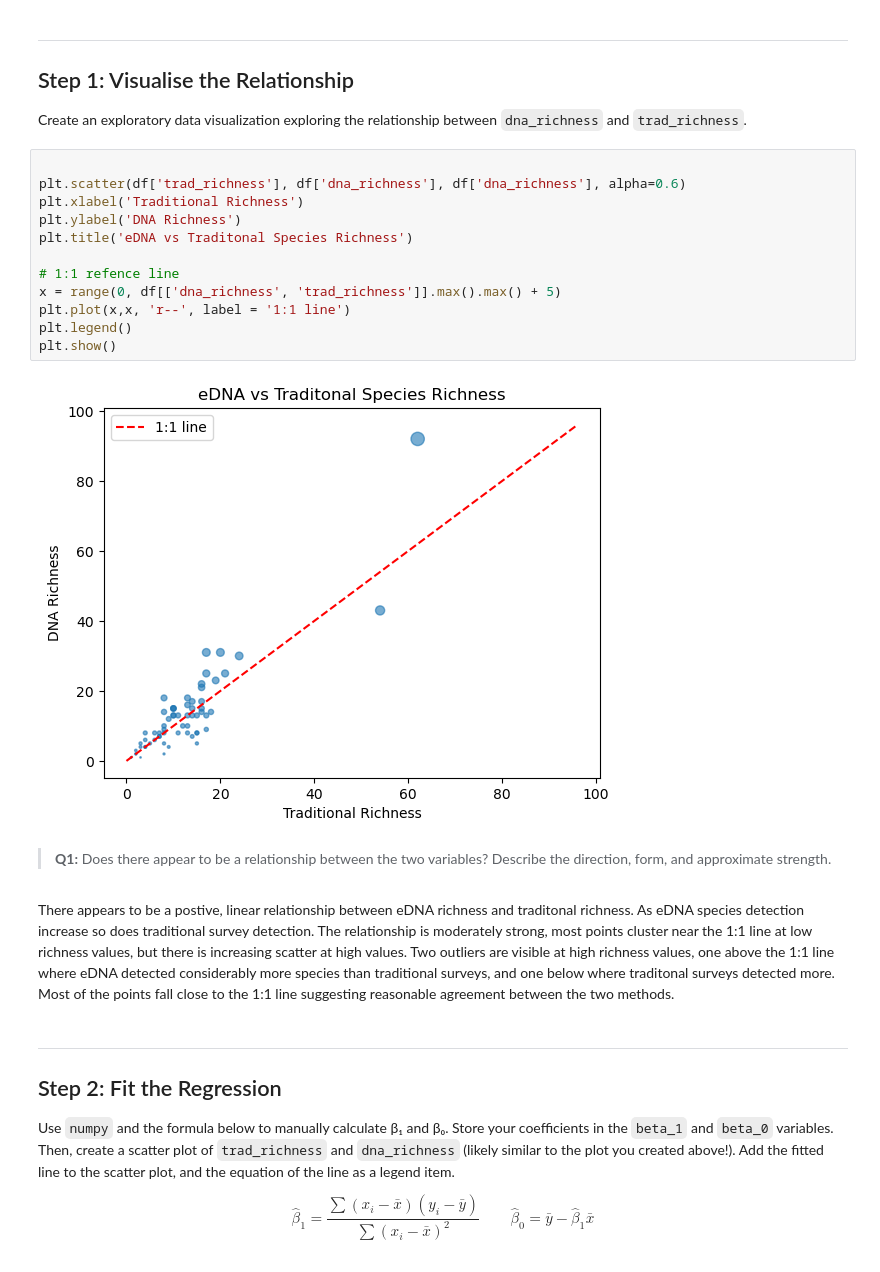
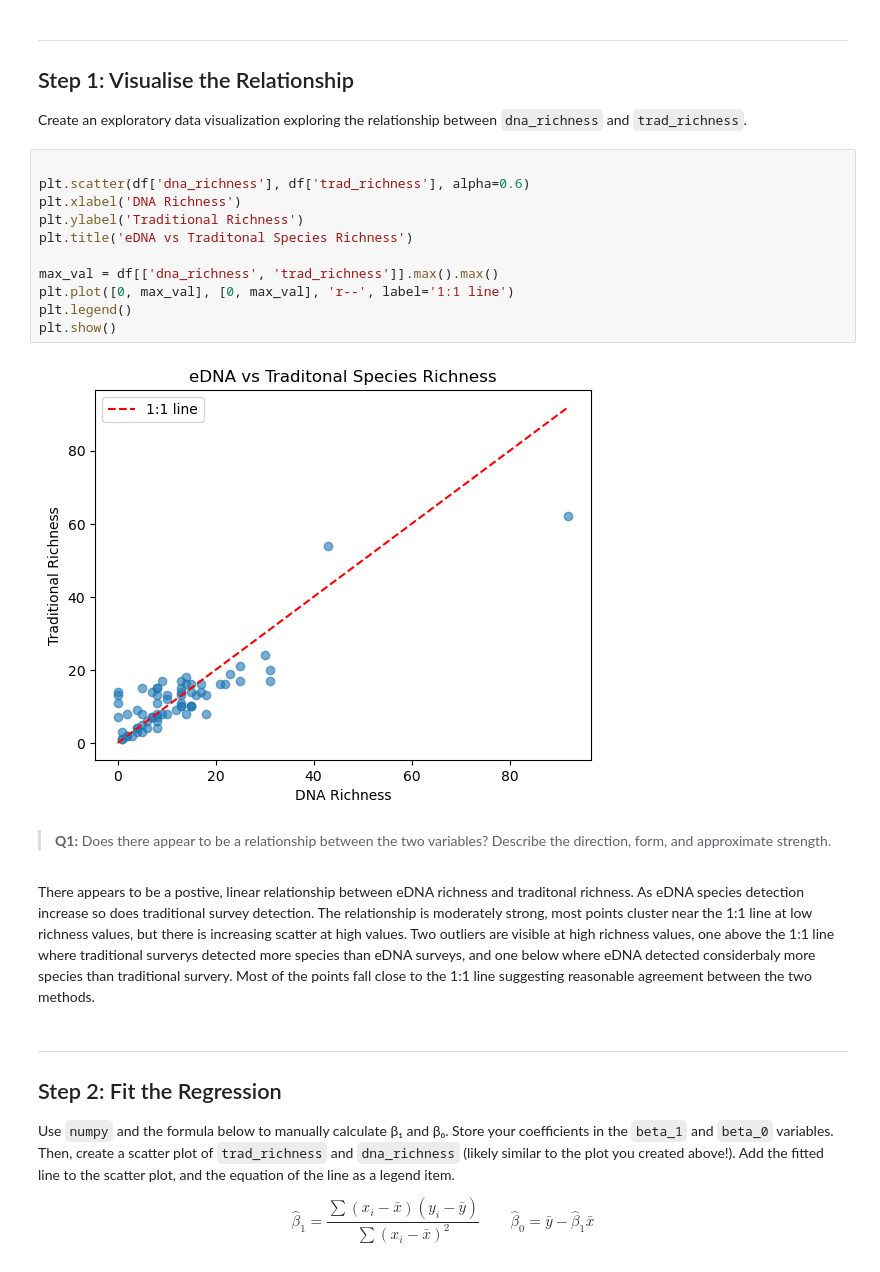
Before and after one commit to IIDonaji/assignment-1, a Jupyter notebook: task2/hw1-task2.ipynb, the cells around one changed output. Cells and saved outputs as stored; diff of their text form.

```diff
--- a/task2/hw1-task2.ipynb
+++ b/task2/hw1-task2.ipynb
@@ -63,22 +63,21 @@ df.head()
 Create an exploratory data visualization exploring the relationship between `dna_richness` and `trad_richness`.
 # %%
 
-plt.scatter(df['trad_richness'], df['dna_richness'], df['dna_richness'], alpha=0.6)
-plt.xlabel('Traditional Richness')
-plt.ylabel('DNA Richness')
+plt.scatter(df['dna_richness'], df['trad_richness'], alpha=0.6)
+plt.xlabel('DNA Richness')
+plt.ylabel('Traditional Richness')
 plt.title('eDNA vs Traditonal Species Richness')
 
-# 1:1 refence line
-x = range(0, df[['dna_richness', 'trad_richness']].max().max() + 5)
-plt.plot(x,x, 'r--', label = '1:1 line')
+max_val = df[['dna_richness', 'trad_richness']].max().max()
+plt.plot([0, max_val], [0, max_val], 'r--', label='1:1 line')
 plt.legend()
 plt.show()
 # %% [output]
-[figure, old version]
+[figure, new version]
 # %% [markdown]
 > **Q1:** Does there appear to be a relationship between the two variables? Describe the direction, form, and approximate strength.
 # %% [markdown]
-There appears to be a postive, linear relationship between eDNA richness and traditonal richness. As eDNA species detection increase so does traditional survey detection. The relationship is moderately strong, most points cluster near the 1:1 line at low richness values, but there is increasing scatter at high values. Two outliers are visible at high richness values, one above the 1:1 line where eDNA detected considerably more species than traditional surveys, and one below where traditonal surveys detected more. Most of the points fall close to the 1:1 line suggesting reasonable agreement between the two methods.
+There appears to be a postive, linear relationship between eDNA richness and traditonal richness. As eDNA species detection increase so does traditional survey detection. The relationship is moderately strong, most points cluster near the 1:1 line at low richness values, but there is increasing scatter at high values. Two outliers are visible at high richness values, one above the 1:1 line where traditional surverys detected more species than eDNA surveys, and one below where eDNA detected considerbaly more species than traditional survery. Most of the points fall close to the 1:1 line suggesting reasonable agreement between the two methods.
 # %% [markdown]
 <!-- END QUESTION -->
 
```
Also changed, not shown: parts of 9 cells of this notebook, 3 other files.
